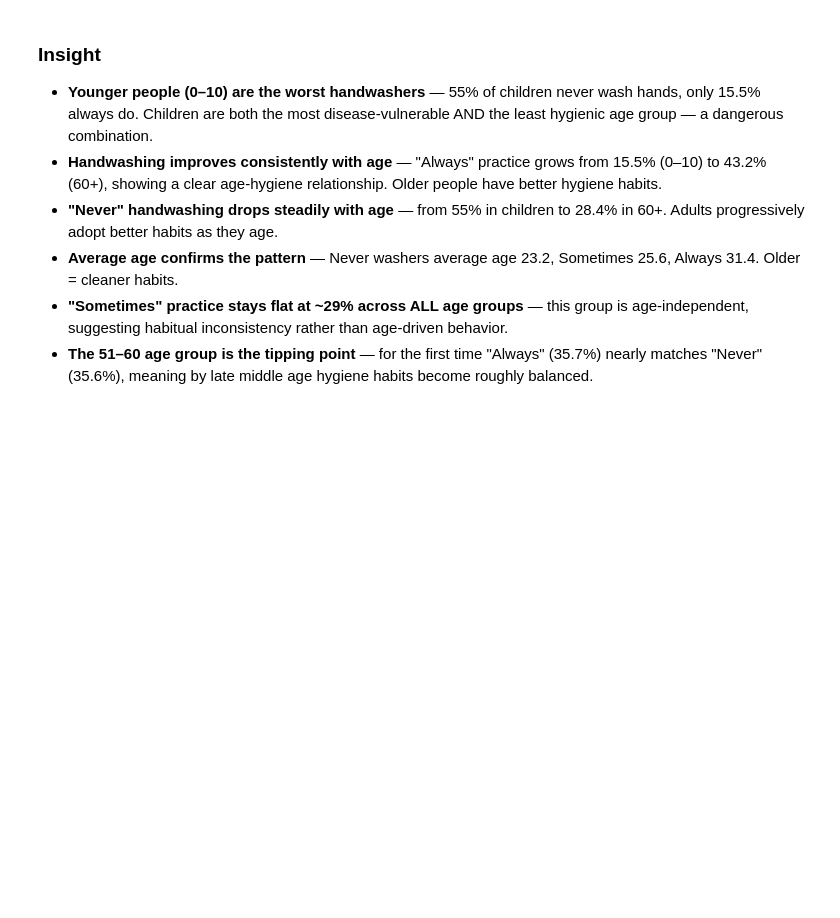
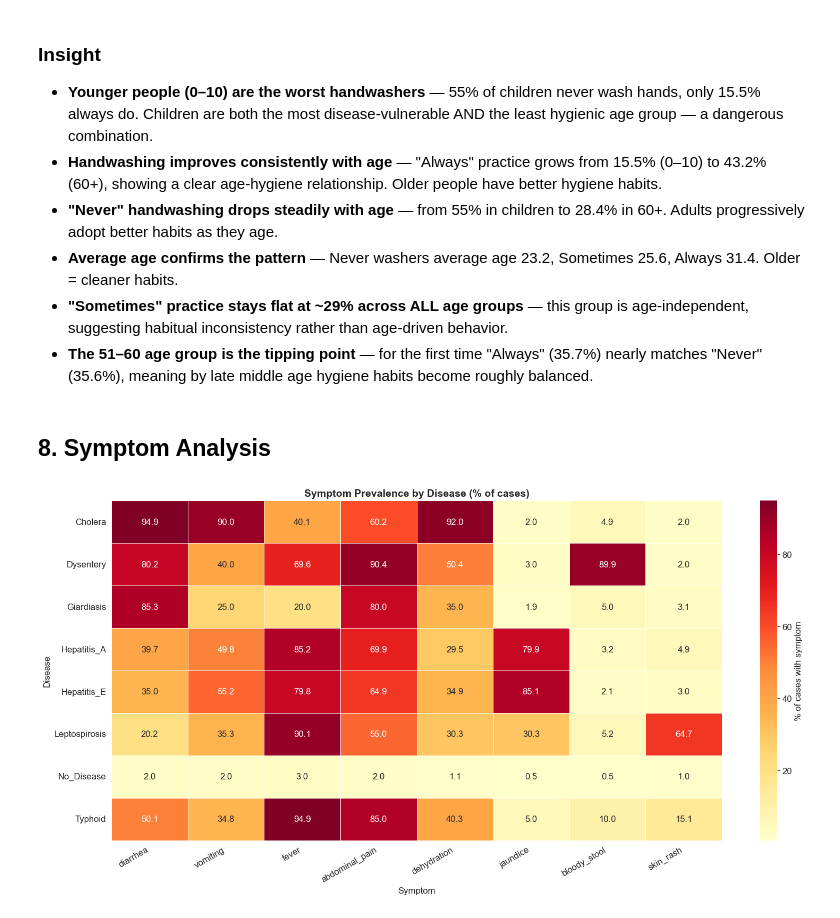
Before and after one commit to sumeet-016/NE-EpiGuard, a Jupyter notebook: Notebooks/EDA.ipynb, the cells around one changed output. Drawn from its saved outputs; the diff is of its cells as text; code cells hidden in the pictures; blank space fills up the shorter version.

```diff
--- a/Notebooks/EDA.ipynb
+++ b/Notebooks/EDA.ipynb
@@ -178,9 +176,3 @@ Name: count, dtype: int64
 - `handwashing_practice` — **Never (195,012) is the most common** practice at 48%. Combined with untreated water, this explains high disease burden.
 - `season` — **Monsoon has the highest records (158,992)** followed by Post-Monsoon (98,643). Aligns with known waterborne disease seasonality in Northeast India.
 - `disease` — **No_Disease is the majority class (113,645 / 28%)**, Typhoid is the most common disease (55,454), and Leptospirosis is the rarest (28,535). **Class imbalance exists**.
-# %%
-cols_to_drop = ['district', 'latitude', 'longitude', 'population_density']
-data = data.drop(columns=cols_to_drop)
-
-print('Columns dropped:', cols_to_drop)
-print('Remaining shape:', data.shape)
@@ -791,3 +780,28 @@ age_group
 - **Average age confirms the pattern** — Never washers average age 23.2, Sometimes 25.6, Always 31.4. Older = cleaner habits.
 - **"Sometimes" practice stays flat at ~29% across ALL age groups** — this group is age-independent, suggesting habitual inconsistency rather than age-driven behavior.
 - **The 51–60 age group is the tipping point** — for the first time "Always" (35.7%) nearly matches "Never" (35.6%), meaning by late middle age hygiene habits become roughly balanced.
+# %% [markdown]
+## 8. Symptom Analysis
+# %%
+symptom_cols = [
+    'symptom_diarrhea', 'symptom_vomiting', 'symptom_fever',
+    'symptom_abdominal_pain', 'symptom_dehydration', 'symptom_jaundice',
+    'symptom_bloody_stool', 'symptom_skin_rash'
+]
+
+# Symptom prevalence per disease
+symptom_by_disease = data.groupby('disease')[symptom_cols].mean() * 100
+symptom_by_disease.columns = [c.replace('symptom_', '') for c in symptom_cols]
+
+fig, ax = plt.subplots(figsize=(16, 8))
+sns.heatmap(symptom_by_disease, annot=True, fmt='.1f', cmap='YlOrRd',
+            linewidths=0.5, ax=ax, cbar_kws={'label': '% of cases with symptom'})
+ax.set_title('Symptom Prevalence by Disease (% of cases)', fontsize=14, fontweight='bold')
+ax.set_xlabel('Symptom')
+ax.set_ylabel('Disease')
+plt.xticks(rotation=30, ha='right')
+plt.tight_layout()
+plt.savefig('plots/13_symptom_heatmap.png', dpi=150, bbox_inches='tight')
+plt.show()
+# %% [output]
+[figure, added]
```
Also changed, not shown: parts of 17 cells of this notebook, 5 other files.
